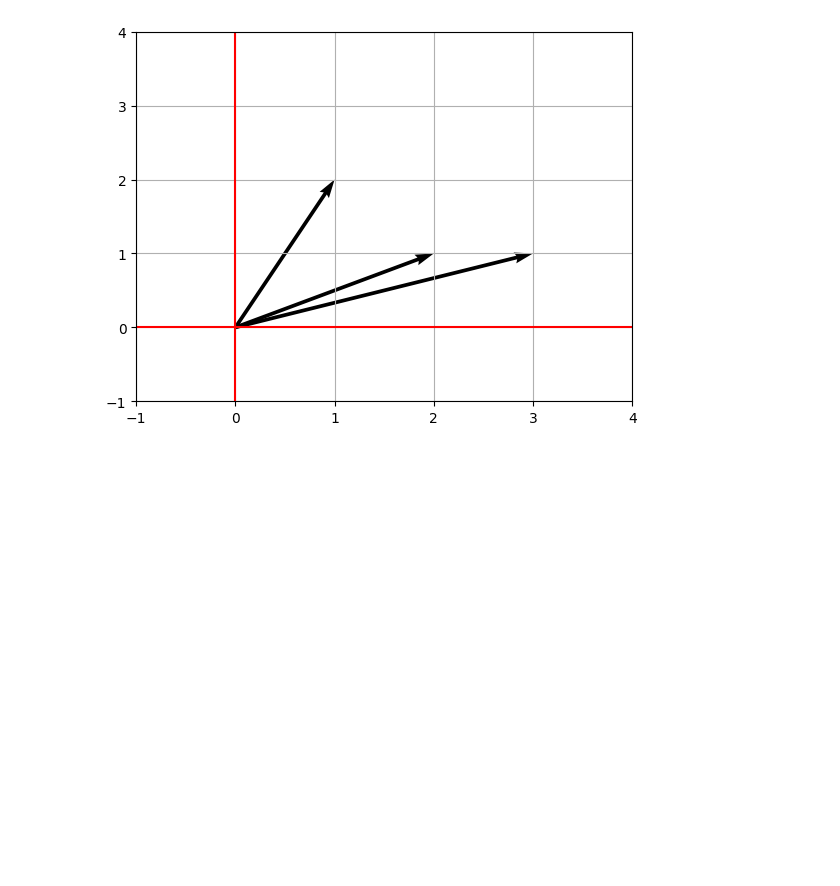
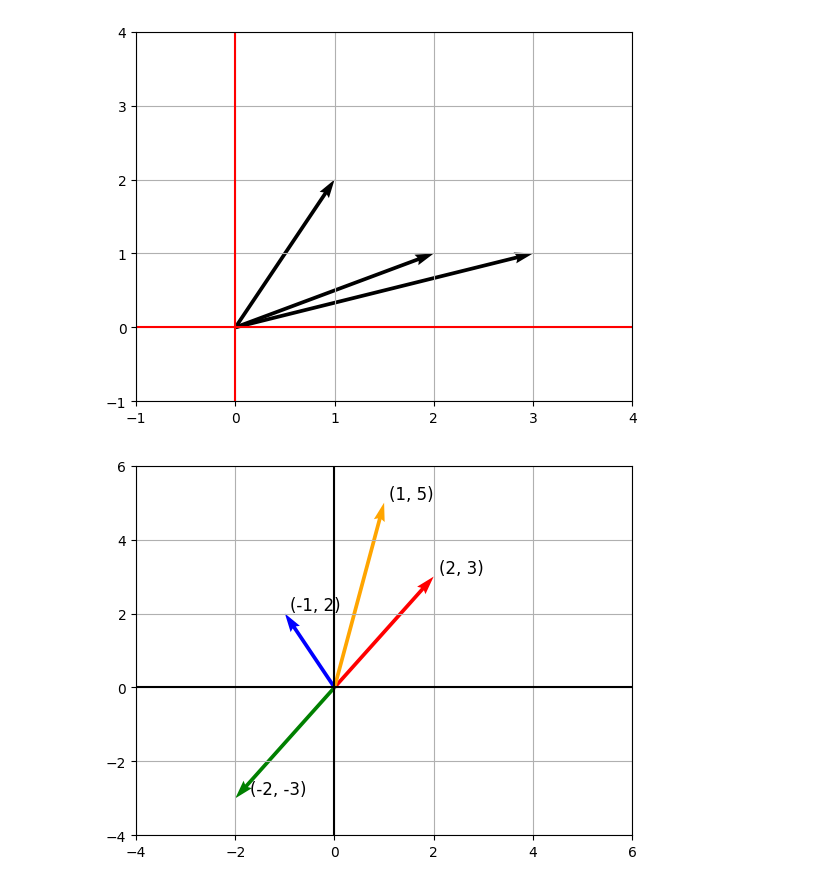
Before and after one commit to Guthierry-Sousa/Linear-Algebra-for-Machine-Learning, a Jupyter notebook: Estudos_Matplotlib/plot_vectors.ipynb, the cells around one changed output. Cells and saved outputs as stored; diff of their text form; code cells hidden in the pictures; blank space fills up the shorter version.

Commit message:
Plotando soma de vetores

```diff
--- a/Estudos_Matplotlib/plot_vectors.ipynb
+++ b/Estudos_Matplotlib/plot_vectors.ipynb
@@ -40,3 +38,44 @@ plt.grid()
 plt.show()
 # %% [output]
 [figure]
+# %%
+# Soma de vetores
+o = np.array([0,0])
+
+a = np.array([2,3])
+b = np.array([-1,2])
+
+c = a + b
+
+#Multiplicação por escalar
+
+d = -1*a
+# %%
+# Vetor a
+label_a = f'({a[0]}, {a[1]})'
+plt.quiver(o[0], o[1], a[0], a[1], angles='xy', scale_units='xy', scale=1, color = 'red')
+plt.text(a[0]+0.1, a[1]+0.1, label_a, fontsize = 12)
+
+#Vetor b:
+label_b = f'({b[0]}, {b[1]})'
+plt.quiver(o[0], o[1], b[0], b[1], angles='xy', scale_units='xy', scale=1, color = 'blue')
+plt.text(b[0]+0.1, b[1]+0.1, label_b, fontsize = 12)
+
+#Vetor c (a+b):
+label_c = f'({c[0]}, {c[1]})'
+plt.quiver(o[0], o[1], c[0], c[1], angles='xy', scale_units='xy', scale=1, color = 'orange')
+plt.text(c[0]+0.1, c[1]+0.1, label_c, fontsize = 12)
+
+# Vetor d (-1a)
+label_d = f'({d[0]}, {d[1]})'
+plt.quiver(o[0], o[1], d[0], d[1], angles='xy', scale_units='xy', scale=1, color = 'green')
+plt.text(d[0]+0.3, d[1]+0.1, label_d, fontsize = 12)
+
+plt.xlim(-4,6)
+plt.ylim(-4,6)
+plt.axhline(0, color = 'black')
+plt.axvline(0, color = 'black')
+plt.grid()
+plt.show()
+# %% [output]
+[figure, added]
```
Also changed, not shown: parts of 2 cells of this notebook.
